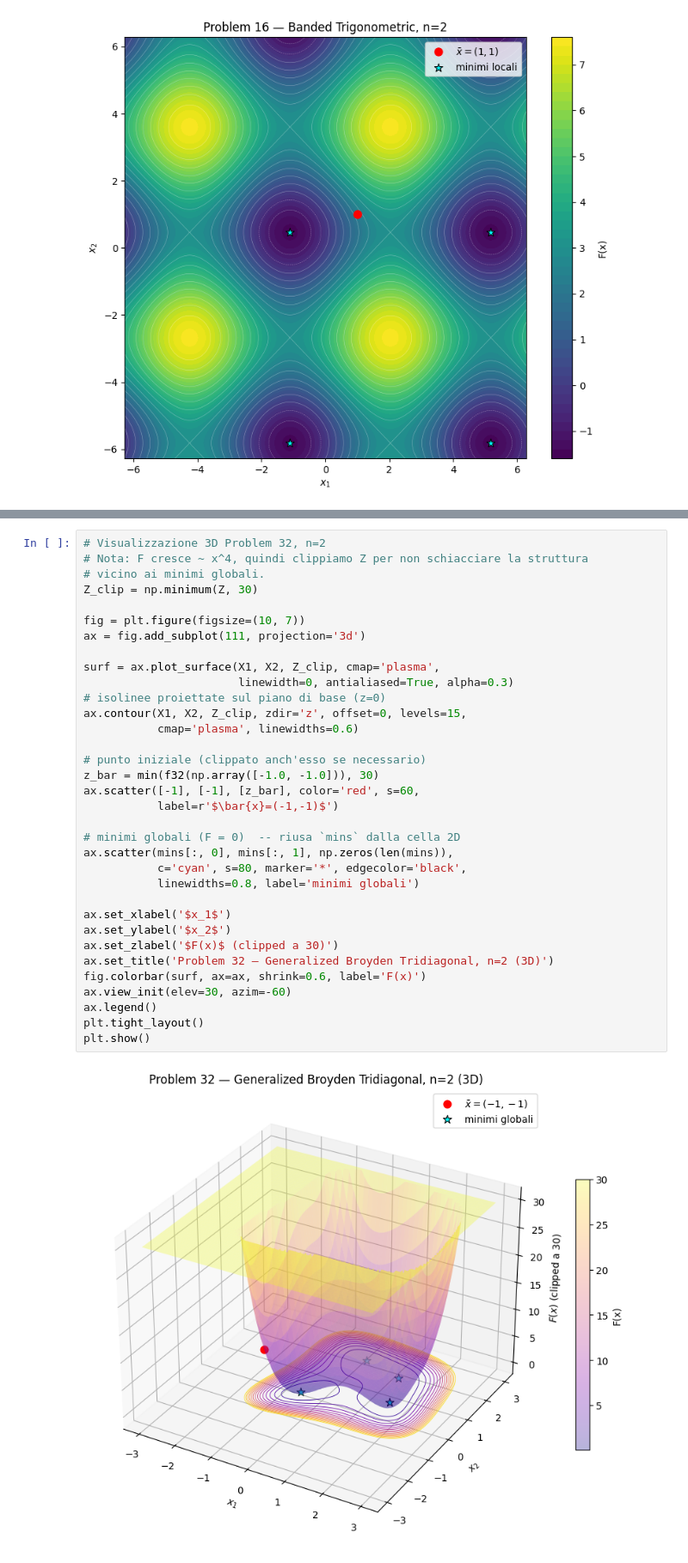
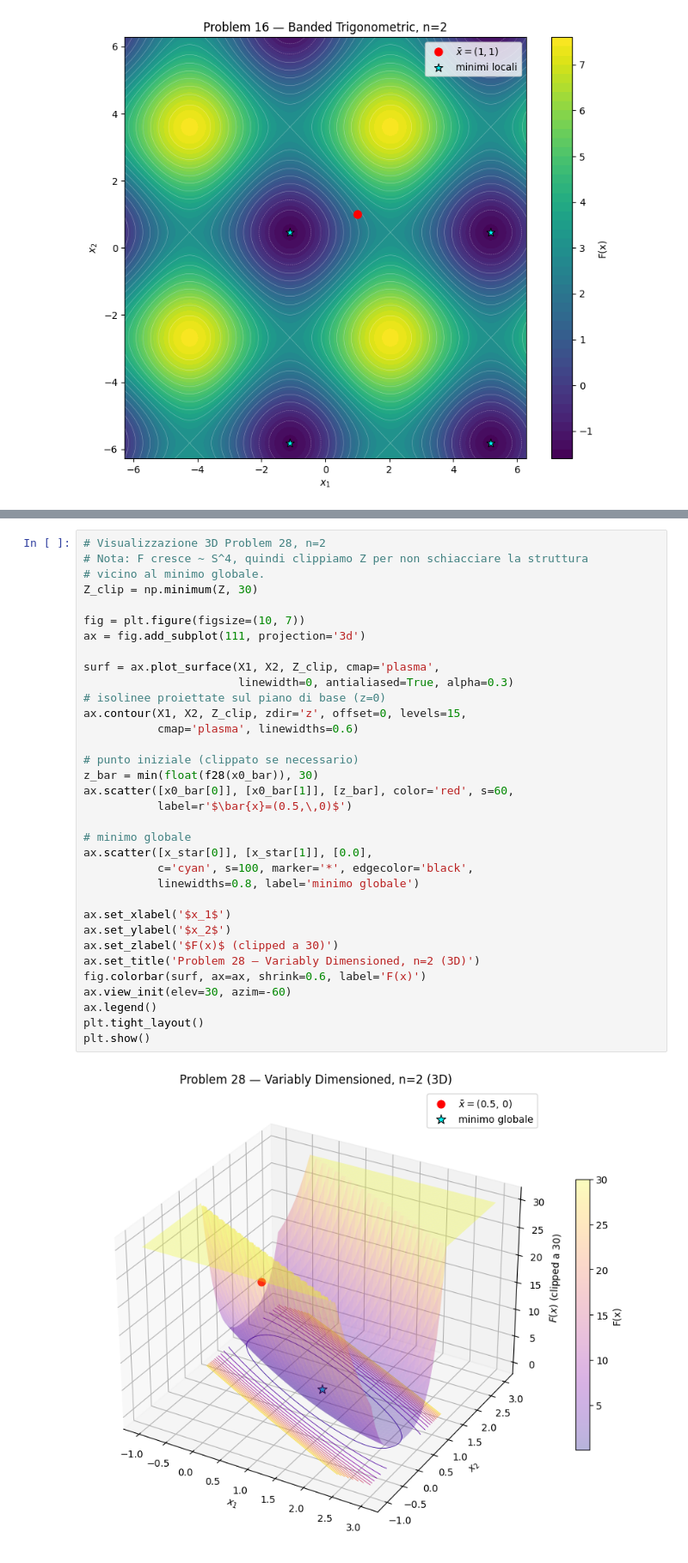
Before and after one commit to aleg917/Unconstrained_Optimization_Project, a Jupyter notebook: main.ipynb, the cells around one changed output, grey strips where cells are left out. Shown at 86% size. Saved outputs shown, nothing was run; the diff lists cells and outputs as text.

```diff
--- a/main.ipynb
+++ b/main.ipynb
@@ -177,39 +181,39 @@ plt.show()
 # %%
-# Visualizzazione 3D Problem 32, n=2
-# Nota: F cresce ~ x^4, quindi clippiamo Z per non schiacciare la struttura
-# vicino ai minimi globali.
+# Visualizzazione 3D Problem 28, n=2
+# Nota: F cresce ~ S^4, quindi clippiamo Z per non schiacciare la struttura
+# vicino al minimo globale.
 Z_clip = np.minimum(Z, 30)
 
 fig = plt.figure(figsize=(10, 7))
 ax = fig.add_subplot(111, projection='3d')
 
 surf = ax.plot_surface(X1, X2, Z_clip, cmap='plasma',
                        linewidth=0, antialiased=True, alpha=0.3)
 # isolinee proiettate sul piano di base (z=0)
 ax.contour(X1, X2, Z_clip, zdir='z', offset=0, levels=15,
            cmap='plasma', linewidths=0.6)
 
-# punto iniziale (clippato anch'esso se necessario)
-z_bar = min(f32(np.array([-1.0, -1.0])), 30)
-ax.scatter([-1], [-1], [z_bar], color='red', s=60,
-           label=r'$\bar{x}=(-1,-1)$')
+# punto iniziale (clippato se necessario)
+z_bar = min(float(f28(x0_bar)), 30)
+ax.scatter([x0_bar[0]], [x0_bar[1]], [z_bar], color='red', s=60,
+           label=r'$\bar{x}=(0.5,\,0)$')
 
-# minimi globali (F = 0)  -- riusa `mins` dalla cella 2D
-ax.scatter(mins[:, 0], mins[:, 1], np.zeros(len(mins)),
-           c='cyan', s=80, marker='*', edgecolor='black',
-           linewidths=0.8, label='minimi globali')
+# minimo globale
+ax.scatter([x_star[0]], [x_star[1]], [0.0],
+           c='cyan', s=100, marker='*', edgecolor='black',
+           linewidths=0.8, label='minimo globale')
 
 ax.set_xlabel('$x_1$')
 ax.set_ylabel('$x_2$')
 ax.set_zlabel('$F(x)$ (clipped a 30)')
-ax.set_title('Problem 32 — Generalized Broyden Tridiagonal, n=2 (3D)')
+ax.set_title('Problem 28 — Variably Dimensioned, n=2 (3D)')
 fig.colorbar(surf, ax=ax, shrink=0.6, label='F(x)')
 ax.view_init(elev=30, azim=-60)
 ax.legend()
 plt.tight_layout()
 plt.show()
 # %% [output]
-[figure, old version]
+[figure, new version]
 # %% [markdown]
 ---
 ## Smoke test — Steepest Descent con stopping criteria swappabili
```
Also changed, not shown: parts of 7 cells of this notebook, 17 other files.
